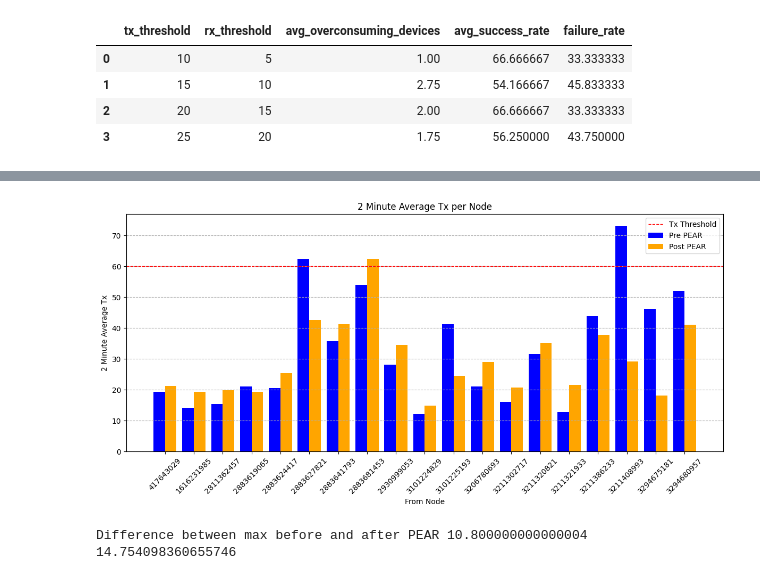
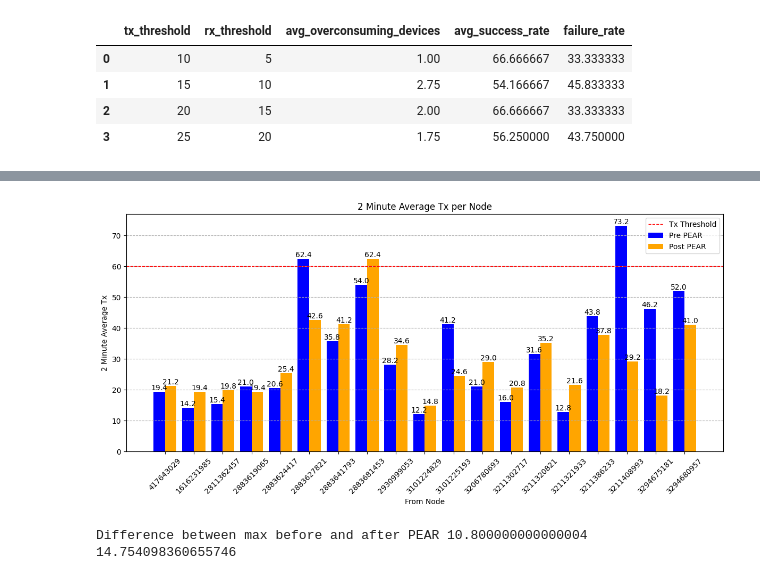
Before and after one commit to NikolajRFA/painlessPEARMesh, a Jupyter notebook: tools/graphs.ipynb, the cells around one changed output, grey strips where cells are left out. Cells and saved outputs as stored; diff of their text form; code cells hidden in the pictures.

```diff
--- a/tools/graphs.ipynb
+++ b/tools/graphs.ipynb
@@ -401,10 +415,18 @@ for energy_profile_id in sorted(df_pivoted["energy_profile_id"].unique()):
 
     # Create plot
     plt.figure(figsize=(12, 6))
-    plt.bar(x, this_pivot_df.iloc[:, 0], width=bar_width, label="Pre PEAR", color="blue")  # First time_bin column
-    plt.bar(x + bar_width, this_pivot_df.iloc[:, 1], width=bar_width, label="Post PEAR", color="orange")  # Second time_bin column
+    bars_pre = plt.bar(x, this_pivot_df.iloc[:, 0], width=bar_width, label="Pre PEAR", color="blue")  # First time_bin column
+    bars_post = plt.bar(x + bar_width, this_pivot_df.iloc[:, 1], width=bar_width, label="Post PEAR", color="orange")  # Second time_bin column
 
     plt.axhline(y=tx_threshold, color="red", linestyle="--", linewidth=1, label="Tx Threshold")
+
+    # Add values on top of bars
+    for bar in bars_pre:
+        plt.text(bar.get_x() + bar.get_width() / 2, bar.get_height(), f"{bar.get_height():.1f}",
+                 ha="center", va="bottom", fontsize=10, color="black")
+    for bar in bars_post:
+        plt.text(bar.get_x() + bar.get_width() / 2, bar.get_height(), f"{bar.get_height():.1f}",
+                 ha="center", va="bottom", fontsize=10, color="black")
 
     # Formatting
     plt.xticks(x + bar_width / 2, labels=this_pivot_df.index, rotation=45)
@@ -516,37 +538,45 @@ x = np.arange(len(df_pivoted))
 
 # Define bar width
 bar_width = 0.4
 
 
 tx_threshold, rx_threshold = (30, 25) # change here for runs with one energy profile
 tx_threshold *= 2
 rx_threshold *= 2
 
 # Filter only nodes with the current energy profile
 this_pivot_df = df_pivoted
 
 # Generate x-axis positions dynamically
 x = np.arange(len(this_pivot_df))  # Match size of filtered nodes
 
 # Create plot
 plt.figure(figsize=(12, 6))
-plt.bar(x, this_pivot_df.iloc[:, 0], width=bar_width, label="Pre PEAR", color="blue")  # First time_bin column
-plt.bar(x + bar_width, this_pivot_df.iloc[:, 1], width=bar_width, label="Post PEAR", color="orange")  # Second time_bin column
+bars_pre = plt.bar(x, this_pivot_df.iloc[:, 0], width=bar_width, label="Pre PEAR", color="blue")  # First time_bin column
+bars_post = plt.bar(x + bar_width, this_pivot_df.iloc[:, 1], width=bar_width, label="Post PEAR", color="orange")  # Second time_bin column
 
 plt.axhline(y=tx_threshold, color="red", linestyle="--", linewidth=1, label="Tx Threshold")
+
+# Add values on top of bars
+for bar in bars_pre:
+    plt.text(bar.get_x() + bar.get_width() / 2, bar.get_height(), f"{bar.get_height():.1f}",
+             ha="center", va="bottom", fontsize=10, color="black")
+for bar in bars_post:
+    plt.text(bar.get_x() + bar.get_width() / 2, bar.get_height(), f"{bar.get_height():.1f}",
+             ha="center", va="bottom", fontsize=10, color="black")
 
 # Formatting
 plt.xticks(x + bar_width / 2, labels=this_pivot_df.index, rotation=45)
 plt.xlabel("From Node")
 plt.ylabel("2 Minute Average Tx")
-plt.title(f"2 Minute Average Tx per Node")
+plt.title("2 Minute Average Tx per Node")
 plt.legend()
 plt.grid(axis="y", linestyle="--")
 
 plt.tight_layout()
 plt.show()
 # %% [output]
-[figure, old version]
+[figure, new version]
 # %%
 max_message_before = df_pivoted[min_common_time_bin].max()
 max_message_after = df_pivoted[max_common_time_bin].max()
```
Also changed, not shown: parts of 3 cells of this notebook, 1 other file.
